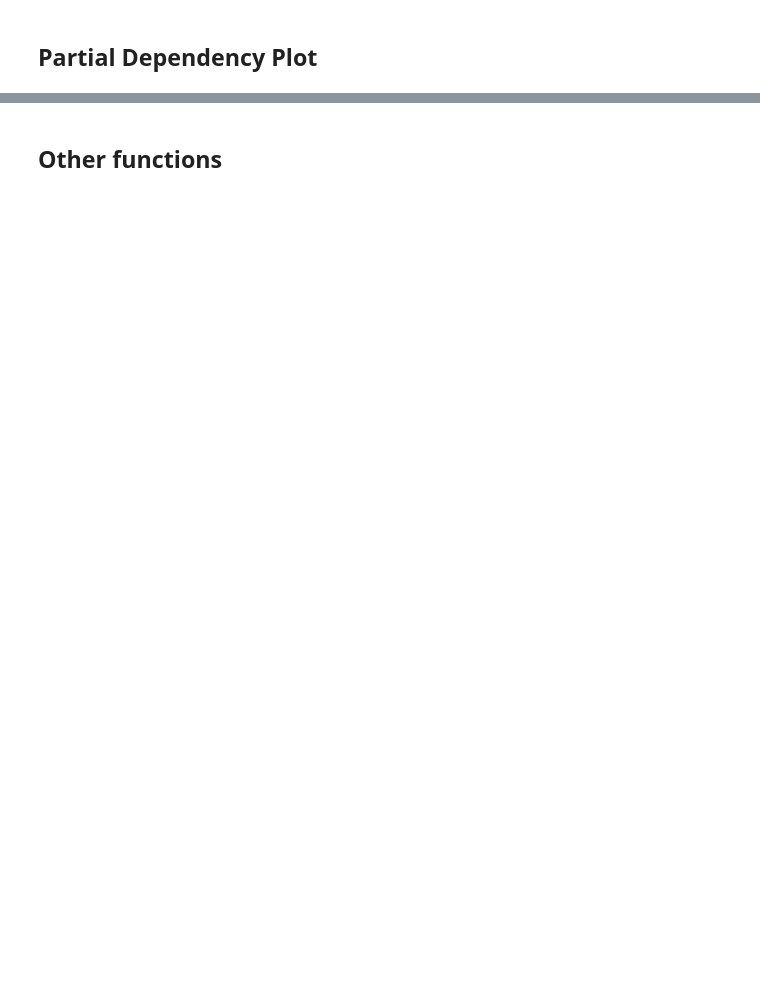
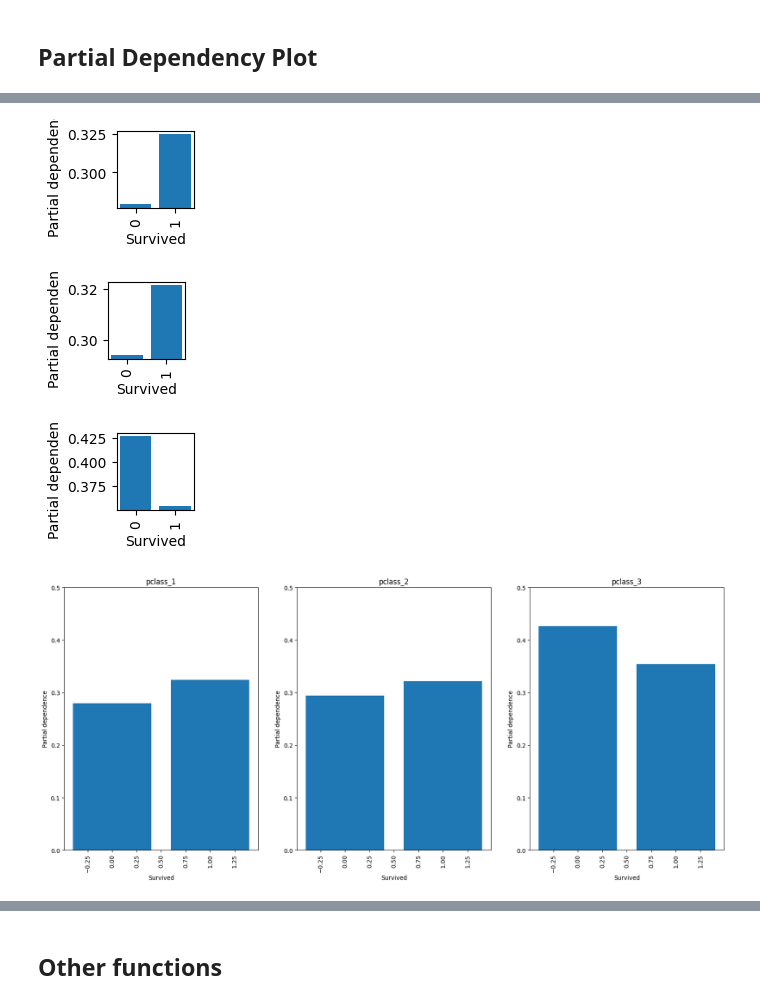
Before and after one commit to anhquan0412/that-ml-library, a Jupyter notebook: nbs/03_chart_plotting.ipynb, the cells around one changed output, grey strips where cells are left out. Saved outputs shown, nothing was run; the diff lists cells and outputs as text; code cells hidden in the pictures; blank space fills up the shorter version.

```diff
--- a/nbs/03_chart_plotting.ipynb
+++ b/nbs/03_chart_plotting.ipynb
@@ -812,13 +858,13 @@ show_doc(pdp_numerical_only)
 # %%
 #| export
 def pdp_categorical_only(model, # sklearn tree model that has been trained
-                         df:pd.DataFrame, # dataframe of data to perform plot
-                         cat_feature:list, # A list of categorical features
+                         X:pd.DataFrame, # dataframe to perform pdp
+                         cat_feature:list, # A single categorical feature
                          class_names:list, # List of names associated with the labels (same order); e.g. ['no','yes']
                          y_colors=None, # List of colors associated with class_names
                          ymax=0.5,
                          figsize=(20,8)):
-
+    "Plot PDP plot for categorical dependent variables"
     common_params = {
     "subsample": 40,
     "n_jobs": 2,
@@ -835,15 +881,15 @@ def pdp_categorical_only(model, # sklearn tree model that has been trained
         "categorical_features": [cat_feature],
     }
     if y_colors is None:
-        y_colors = get_cmap('tab10').colors
+        y_colors = matplotlib.colormaps['tab10'].colors
 
     displays=[]
     for i in range(len(class_names)):
         _, ax = plt.subplots(figsize=(1,1))
 
         _display = PartialDependenceDisplay.from_estimator(
-            best_model,
-            df,
+            model,
+            X,
             **features_info,
             target=i,
             line_kw={"label": class_names[i],'color':y_colors[i]},
@@ -876,6 +926,14 @@ show_doc(pdp_categorical_only)
 | y_colors | NoneType | None | List of colors associated with class_names |
 | ymax | float | 0.5 |  |
 | figsize | tuple | (20, 8) |  |
+# %%
+pdp_categorical_only(dt,X_trn,'Survived',
+                     class_names=['pclass_1','pclass_2','pclass_3'])
+# %% [output]
+[figure, added]
+[figure, added]
+[figure, added]
+[figure, added]
 # %%
 #| export
 def plot_ice_pair(model, # sklearn tree model that has been trained
```
Also changed, not shown: parts of 33 cells of this notebook, 7 other files.
